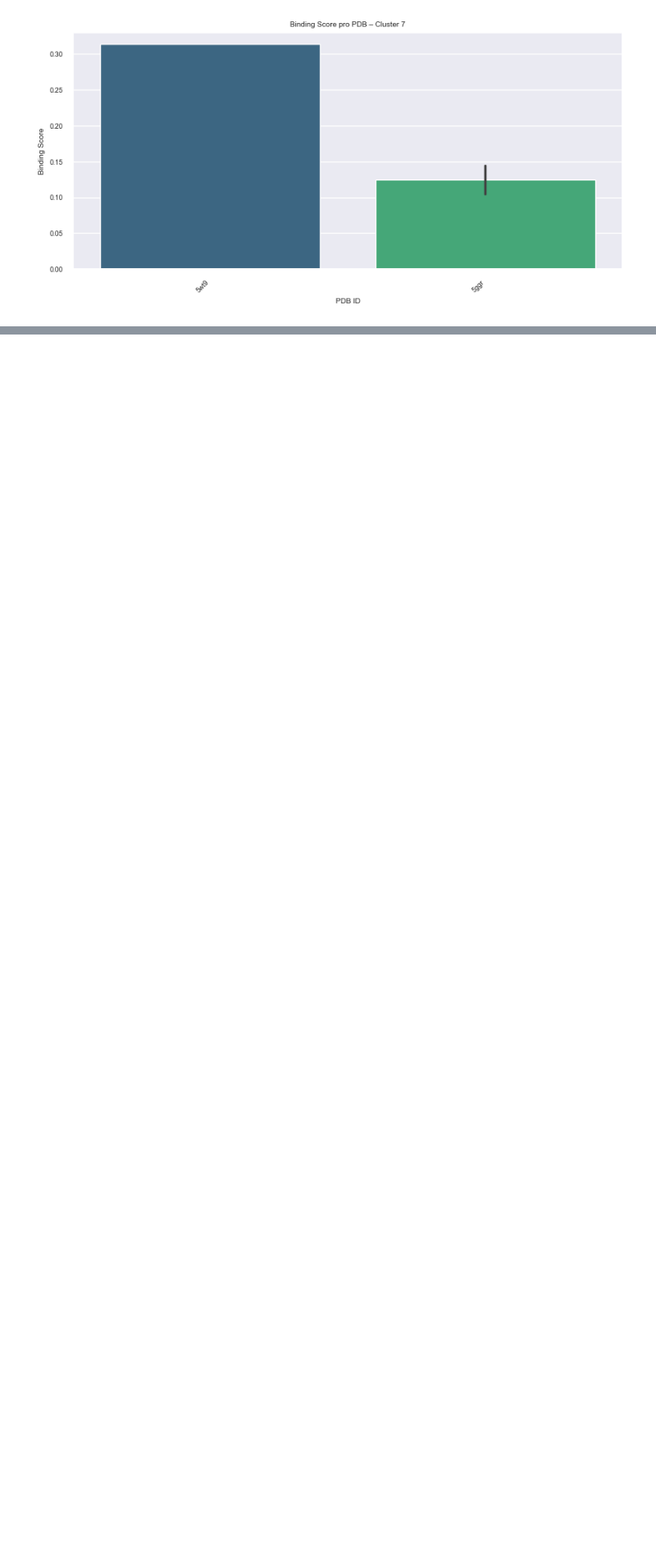
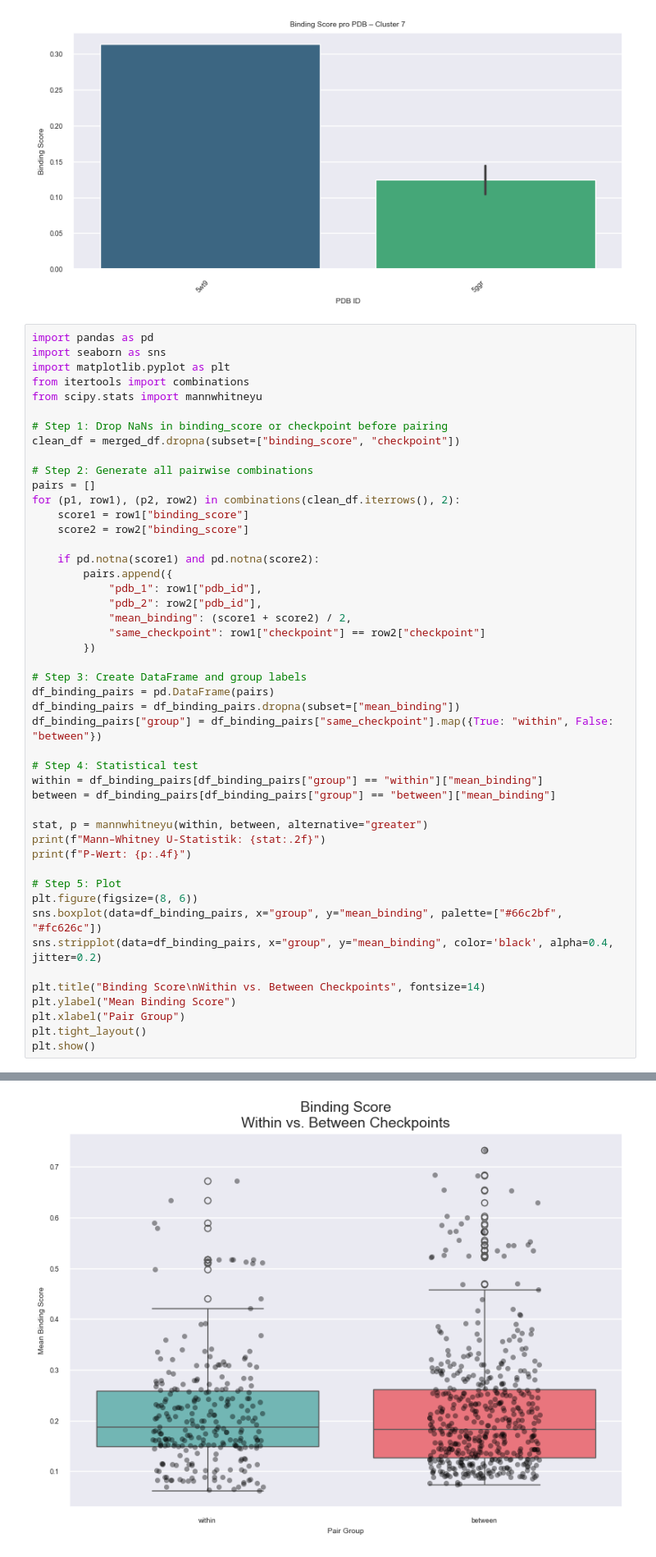
Before and after one commit to datascience-2025-group4/group04-team01, a Jupyter notebook: Structural Analysis_Paratope_Interface.ipynb, the cells around one changed output, grey strips where cells are left out. Shown at 82% size. Cells and saved outputs as stored; diff of their text form; blank space fills up the shorter version.

Commit message:
statictical_test_bindingscore_within_vs_between

```diff
--- a/Structural Analysis_Paratope_Interface.ipynb
+++ b/Structural Analysis_Paratope_Interface.ipynb
@@ -1118,3 +1118,51 @@ Passing `palette` without assigning `hue` is deprecated and will be removed in v
 
   sns.barplot(data=subset, x="pdb_id", y="binding_score", palette="viridis")
 [figure]
+# %%
+import pandas as pd
+import seaborn as sns
+import matplotlib.pyplot as plt
+from itertools import combinations
+from scipy.stats import mannwhitneyu
+
+# Step 1: Drop NaNs in binding_score or checkpoint before pairing
+clean_df = merged_df.dropna(subset=["binding_score", "checkpoint"])
+
+# Step 2: Generate all pairwise combinations
+pairs = []
+for (p1, row1), (p2, row2) in combinations(clean_df.iterrows(), 2):
+    score1 = row1["binding_score"]
+    score2 = row2["binding_score"]
+
+    if pd.notna(score1) and pd.notna(score2):
+        pairs.append({
+            "pdb_1": row1["pdb_id"],
+            "pdb_2": row2["pdb_id"],
+            "mean_binding": (score1 + score2) / 2,
+            "same_checkpoint": row1["checkpoint"] == row2["checkpoint"]
+        })
+
+# Step 3: Create DataFrame and group labels
+df_binding_pairs = pd.DataFrame(pairs)
+df_binding_pairs = df_binding_pairs.dropna(subset=["mean_binding"])
+df_binding_pairs["group"] = df_binding_pairs["same_checkpoint"].map({True: "within", False: "between"})
+
+# Step 4: Statistical test
+within = df_binding_pairs[df_binding_pairs["group"] == "within"]["mean_binding"]
+between = df_binding_pairs[df_binding_pairs["group"] == "between"]["mean_binding"]
+
+stat, p = mannwhitneyu(within, between, alternative="greater")
+print(f"Mann–Whitney U-Statistik: {stat:.2f}")
+print(f"P-Wert: {p:.4f}")
+
+# Step 5: Plot
+plt.figure(figsize=(8, 6))
+sns.boxplot(data=df_binding_pairs, x="group", y="mean_binding", palette=["#66c2bf", "#fc626c"])
+sns.stripplot(data=df_binding_pairs, x="group", y="mean_binding", color='black', alpha=0.4, jitter=0.2)
+
+plt.title("Binding Score\nWithin vs. Between Checkpoints", fontsize=14)
+plt.ylabel("Mean Binding Score")
+plt.xlabel("Pair Group")
+plt.tight_layout()
+plt.show()
+# %% [output]
@@ -1121,3 +1174,4 @@ Passing `palette` without assigning `hue` is deprecated and will be removed in v
+[figure, added]
 # %%
 df_identity.index = df_identity.index.str.lower()
 df_identity.columns = df_identity.columns.str.lower()
```
Also changed, not shown: parts of 2 cells of this notebook.
